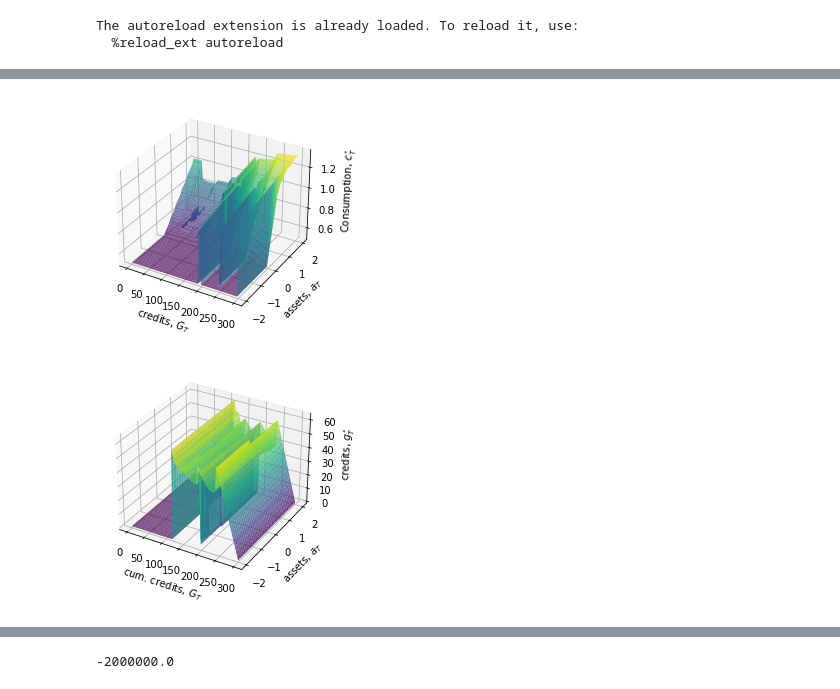
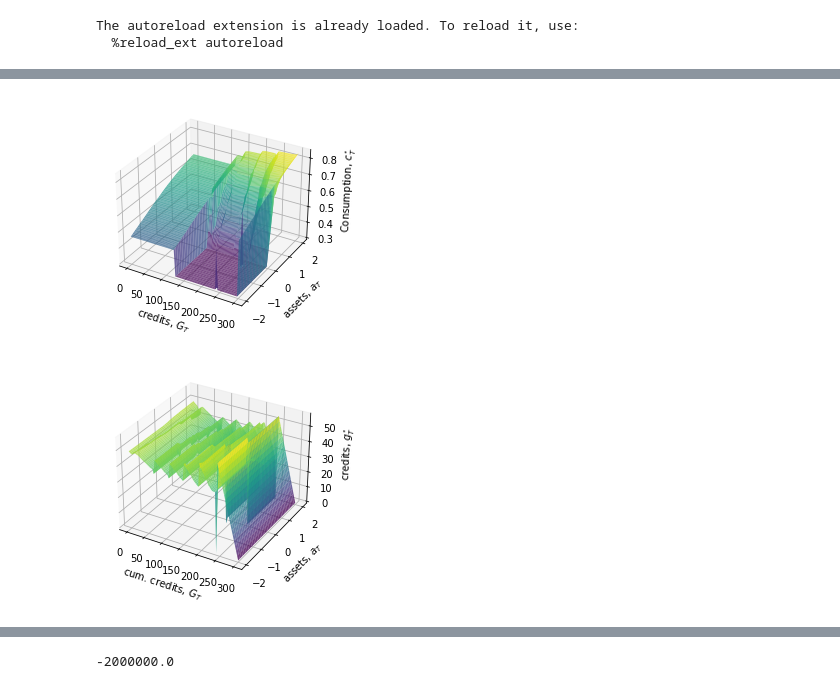
Before and after one commit to aiabondegaard/speciale2, a Jupyter notebook: breakdown_notebook.ipynb, the cells around one changed output, grey strips where cells are left out. Saved outputs shown, nothing was run; the diff lists cells and outputs as text; code cells hidden in the pictures.

```diff
--- a/breakdown_notebook.ipynb
+++ b/breakdown_notebook.ipynb
@@ -20,5 +21,5 @@ from breakdown_uncertainty_me import SimpleBreakdownModelClass
 # %%
-model = SimpleBreakdownModelClass(par={'r':0.02,'beta':0.98,'Nm':10,'rho':11,'gamma_max':0.008,'gamma_min':0.0178,'tau':5})
+model = SimpleBreakdownModelClass(par={'r':0.02,'beta':0.98,'Nm':5,'upsilon':1.055,'rho':14.0,'gamma_max':0.012,'gamma_min':0.0193,'tau':5,'tax':0.4,'su':0.16}) #'tax':0.03813765261272659
 # %%
 par = model.par
 sol = model.sol
@@ -47,21 +48,21 @@ Wall time: 14min 13s
 # last period
 a_mesh, G_mesh = np.meshgrid(par.a_grid[:],par.G_grid,indexing='ij')
 
-t = par.T-49
+t = par.T-46
 fig = plt.figure()
 ax = plt.axes(projection='3d')
 
 ax.plot_surface(G_mesh, a_mesh, sol.c[t,0,:,:],rstride=1,cstride=1,cmap='viridis', edgecolor='none',alpha=0.75);
 ax.set(xlabel='credits, $G_{T}$',ylabel='assets, $a_T$',zlabel='Consumption, $c_{T}^{\star}$');
 # %% [output]
-[figure, old version]
+[figure, new version]
 # %%
-t = par.T-46
+t = par.T-49
 
 fig = plt.figure()
 ax = plt.axes(projection='3d')
 
-ax.plot_surface(G_mesh, a_mesh, sol.g[t,1,:,:],rstride=1,cstride=1,cmap='viridis', edgecolor='none',alpha=0.75);
+ax.plot_surface(G_mesh, a_mesh, sol.g[t,0,:,:],rstride=1,cstride=1,cmap='viridis', edgecolor='none',alpha=0.75);
 ax.set(xlabel='cum. credits, $G_{T}$',ylabel='assets, $a_T$',zlabel='credits, $g_{T}^{\star}$');
 # %% [output]
-[figure, old version]
+[figure, new version]
```
Also changed, not shown: parts of 19 cells of this notebook, 2 other files.
